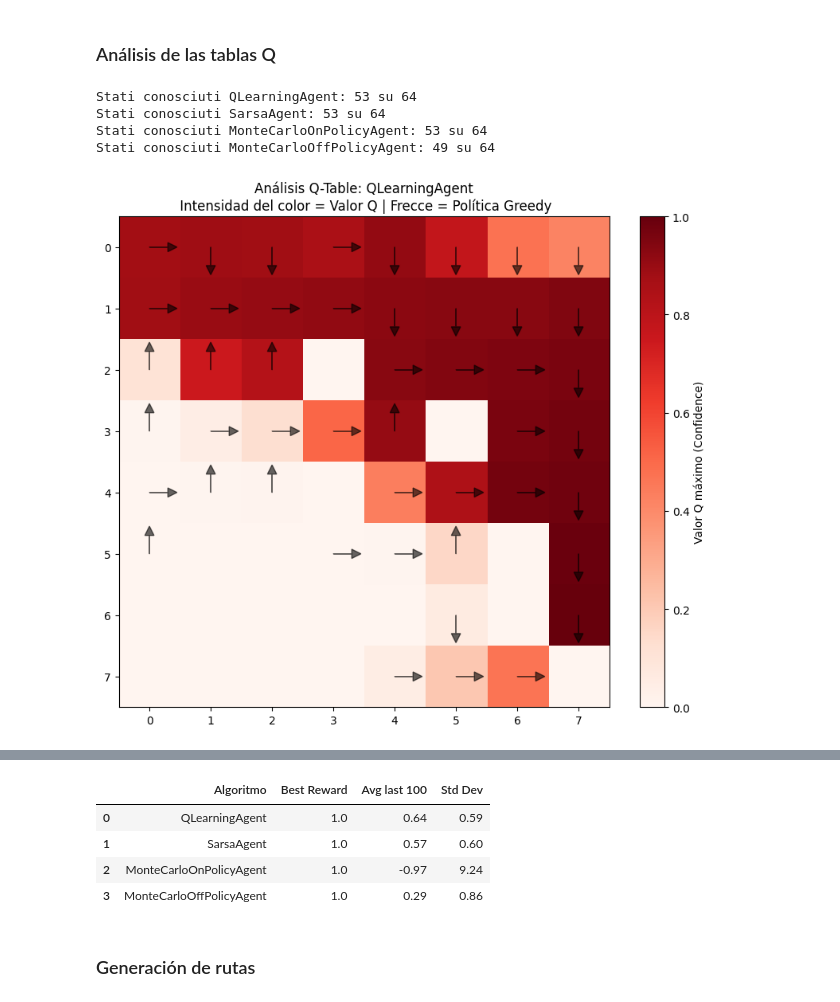
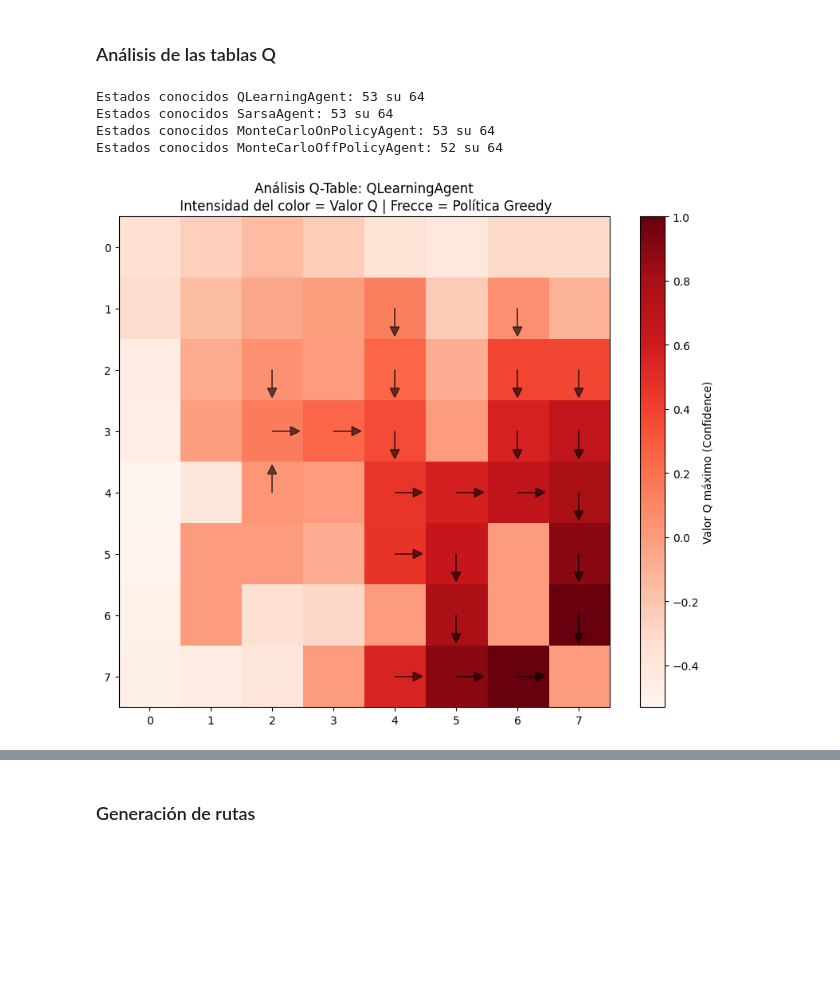
Before and after one commit to gCorona45/Corona_Sechi, a Jupyter notebook: Entornos_Complejos/metodos_tabulares.ipynb, the cells around one changed output, grey strips where cells are left out. Saved outputs shown, nothing was run; the diff lists cells and outputs as text; code cells hidden in the pictures; blank space fills up the shorter version.

```diff
--- a/Entornos_Complejos/metodos_tabulares.ipynb
+++ b/Entornos_Complejos/metodos_tabulares.ipynb
@@ -193,24 +209,19 @@ Inizio training: MonteCarloOffPolicyAgent su SimpleGrid-8x8-v0
 # %%
 # Analisi della Q-Table (quanti dei 64 stati conosciamo?)
 info_q = analyze_q_table(all_agents['QLearningAgent'])
 print(f"Estados conocidos QLearningAgent: {info_q['Estados con conocimiento']} su 64")
 print(f"Estados conocidos SarsaAgent: {analyze_q_table(all_agents['SarsaAgent'])['Estados con conocimiento']} su 64")
 print(f"Estados conocidos MonteCarloOnPolicyAgent: {analyze_q_table(all_agents['MonteCarloOnPolicyAgent'])['Estados con conocimiento']} su 64")
 print(f"Estados conocidos MonteCarloOffPolicyAgent: {analyze_q_table(all_agents['MonteCarloOffPolicyAgent'])['Estados con conocimiento']} su 64")
 
 # Visualizzazione della politica sulla griglia
 plot_q_values_and_policy(all_agents['QLearningAgent'])
 plot_q_values_and_policy(all_agents['SarsaAgent'])
 plot_q_values_and_policy(all_agents['MonteCarloOnPolicyAgent'])
 plot_q_values_and_policy(all_agents['MonteCarloOffPolicyAgent'])
-
-
-# 1. Analisi Statistica
-df_stats = analyze_performance(all_results)
-df_stats
 # %% [output]
-Stati conosciuti QLearningAgent: 53 su 64
-Stati conosciuti SarsaAgent: 53 su 64
-Stati conosciuti MonteCarloOnPolicyAgent: 53 su 64
-Stati conosciuti MonteCarloOffPolicyAgent: 49 su 64
+Estados conocidos QLearningAgent: 53 su 64
+Estados conocidos SarsaAgent: 53 su 64
+Estados conocidos MonteCarloOnPolicyAgent: 53 su 64
+Estados conocidos MonteCarloOffPolicyAgent: 52 su 64
-[figure, old version]
+[figure, new version]
@@ -220,8 +231,3 @@ Stati conosciuti MonteCarloOffPolicyAgent: 49 su 64
-|  | Algoritmo | Best Reward | Avg last 100 | Std Dev |
-| 0 | QLearningAgent | 1.0 | 0.64 | 0.59 |
-| 1 | SarsaAgent | 1.0 | 0.57 | 0.60 |
-| 2 | MonteCarloOnPolicyAgent | 1.0 | -0.97 | 9.24 |
-| 3 | MonteCarloOffPolicyAgent | 1.0 | 0.29 | 0.86 |
 # %% [markdown]
 ### Generación de rutas
 # %%
```
Also changed, not shown: parts of 7 cells of this notebook.
